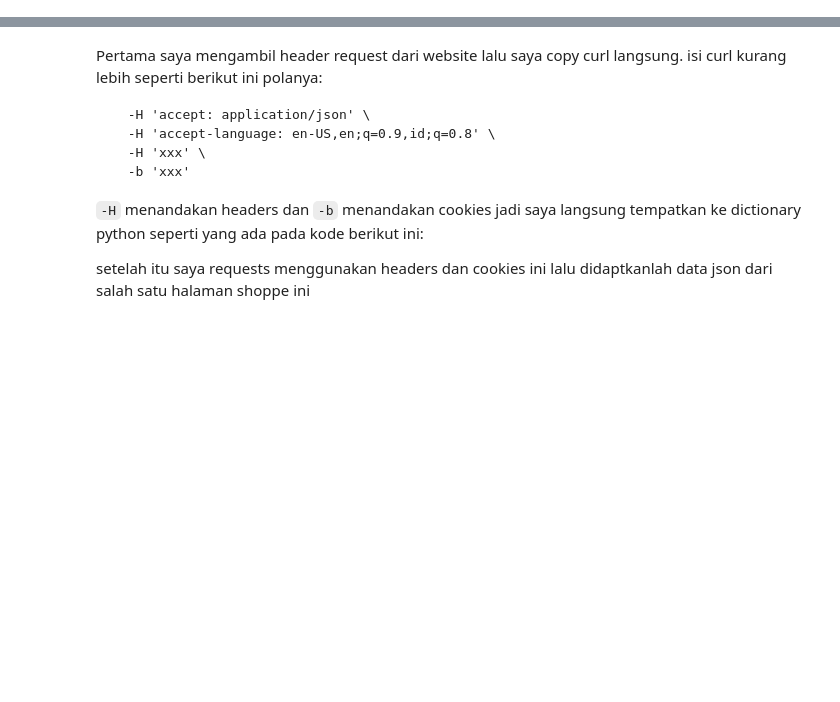
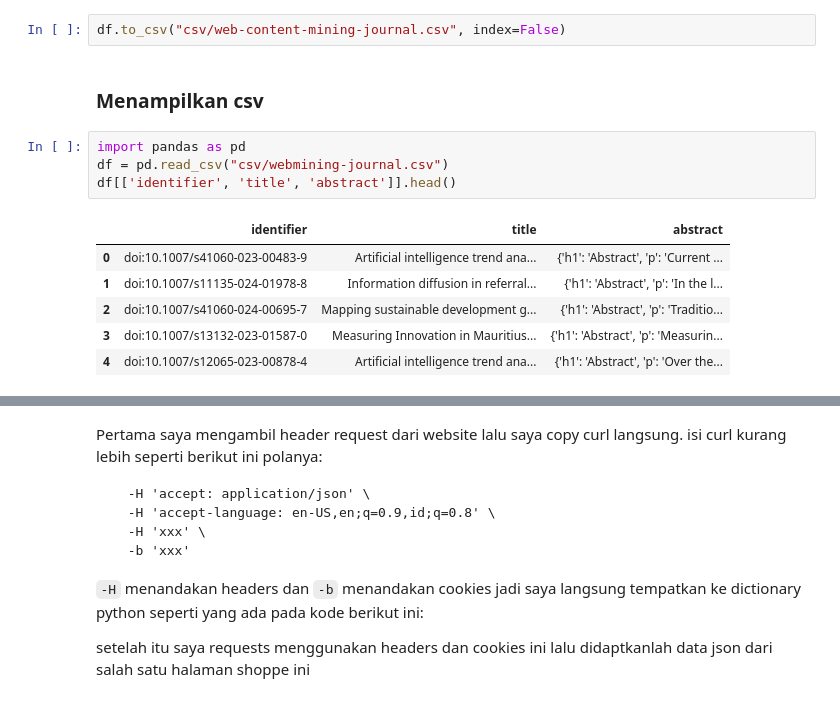
Before and after one commit to hanifbrian123/ppw, a Jupyter notebook: _sources/chapters/crawling-web.ipynb, the cells around one changed output, grey strips where cells are left out. Cells and saved outputs as stored; diff of their text form; blank space fills up the shorter version.

```diff
--- a/_sources/chapters/crawling-web.ipynb
+++ b/_sources/chapters/crawling-web.ipynb
@@ -0,0 +128,15 @@
+# %%
+df.to_csv("csv/web-content-mining-journal.csv", index=False)
+# %% [markdown]
+### Menampilkan csv
+# %%
+import pandas as pd
+df = pd.read_csv("csv/webmining-journal.csv")
+df[['identifier', 'title', 'abstract']].head()
+# %% [output]
+|  | identifier | title | abstract |
+| 0 | doi:10.1007/s41060-023-00483-9 | Artificial intelligence trend ana... | {'h1': 'Abstract', 'p': 'Current ... |
+| 1 | doi:10.1007/s11135-024-01978-8 | Information diffusion in referral... | {'h1': 'Abstract', 'p': 'In the l... |
+| 2 | doi:10.1007/s41060-024-00695-7 | Mapping sustainable development g... | {'h1': 'Abstract', 'p': 'Traditio... |
+| 3 | doi:10.1007/s13132-023-01587-0 | Measuring Innovation in Mauritius... | {'h1': 'Abstract', 'p': 'Measurin... |
+| 4 | doi:10.1007/s12065-023-00878-4 | Artificial intelligence trend ana... | {'h1': 'Abstract', 'p': 'Over the... |
```
Also changed, not shown: parts of 19 cells of this notebook, 8 other files.
